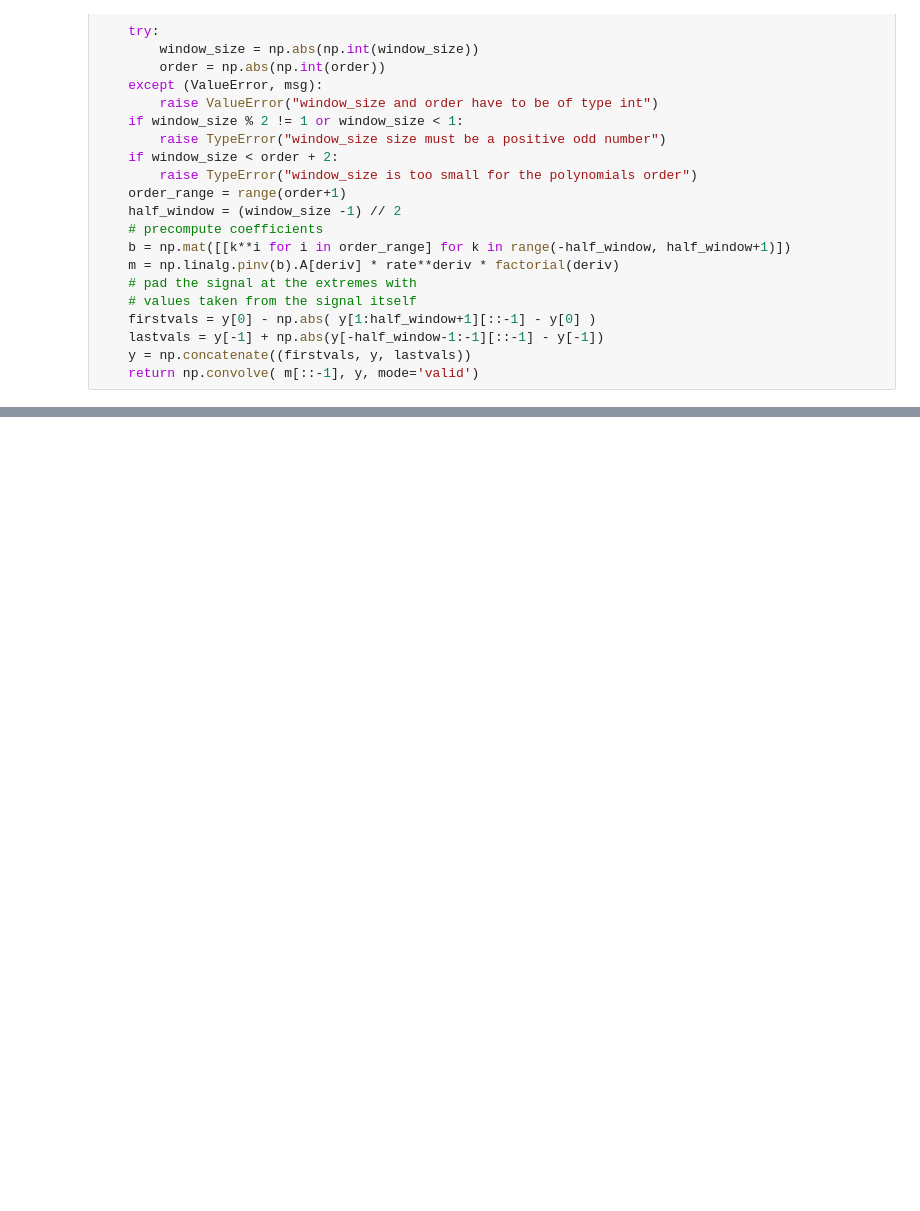
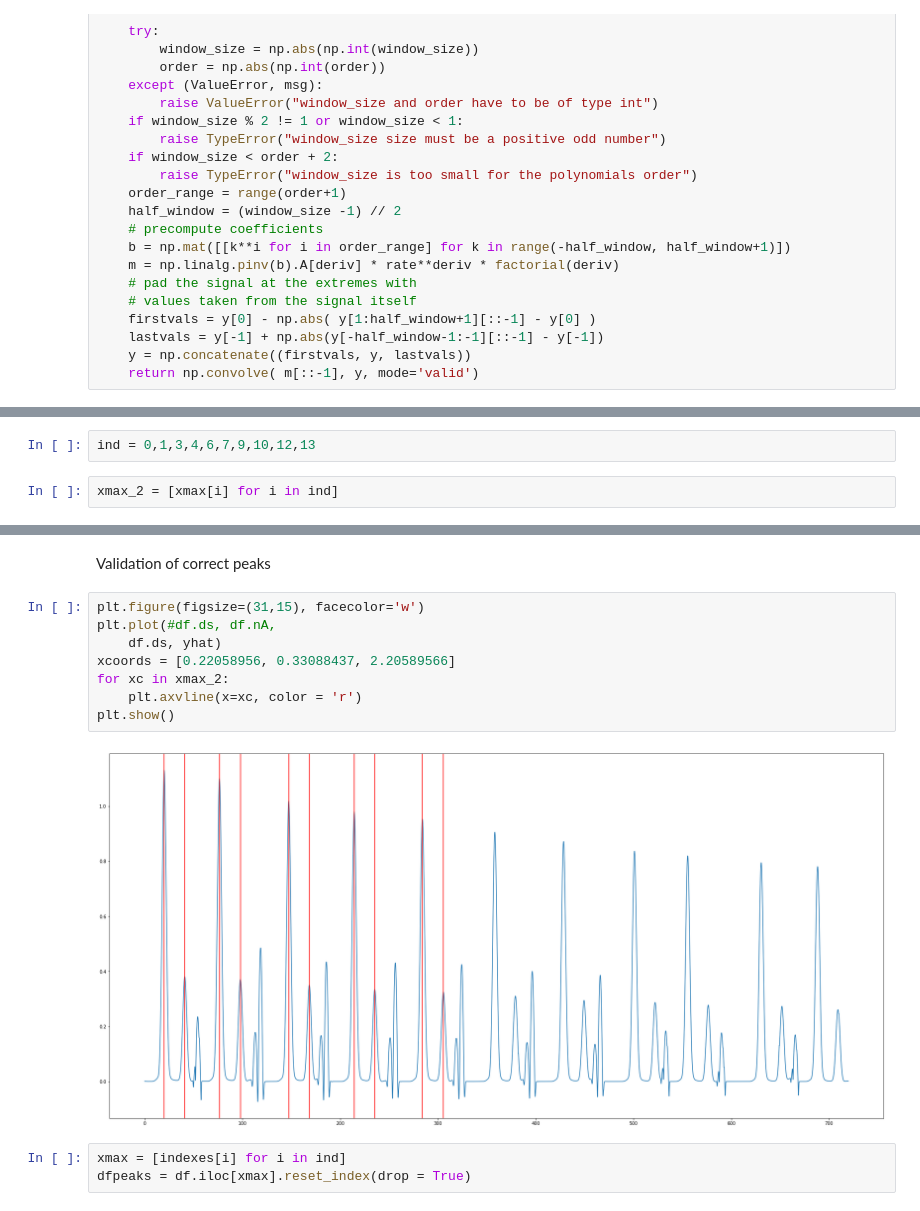
Before and after one commit to JackRoten/HD_shift_Dutt_Roten, a Jupyter notebook: Data Analysis-656.ipynb, the cells around one changed output, grey strips where cells are left out. Saved outputs shown, nothing was run; the diff lists cells and outputs as text; blank space fills up the shorter version.

```diff
--- a/Data Analysis-656.ipynb
+++ b/Data Analysis-656.ipynb
@@ -55,0 +82,4 @@ plt.show()
+# %%
+ind = 0,1,3,4,6,7,9,10,12,13
+# %%
+xmax_2 = [xmax[i] for i in ind]
@@ -55,0 +101,15 @@ plt.show()
+# %% [markdown]
+Validation of correct peaks
+# %%
+plt.figure(figsize=(31,15), facecolor='w')
+plt.plot(#df.ds, df.nA,
+    df.ds, yhat)
+xcoords = [0.22058956, 0.33088437, 2.20589566]
+for xc in xmax_2:
+    plt.axvline(x=xc, color = 'r')
+plt.show()
+# %% [output]
+[figure, added]
+# %%
+xmax = [indexes[i] for i in ind]
+dfpeaks = df.iloc[xmax].reset_index(drop = True)
```
Also changed, not shown: parts of 21 cells of this notebook, 2 other files.
